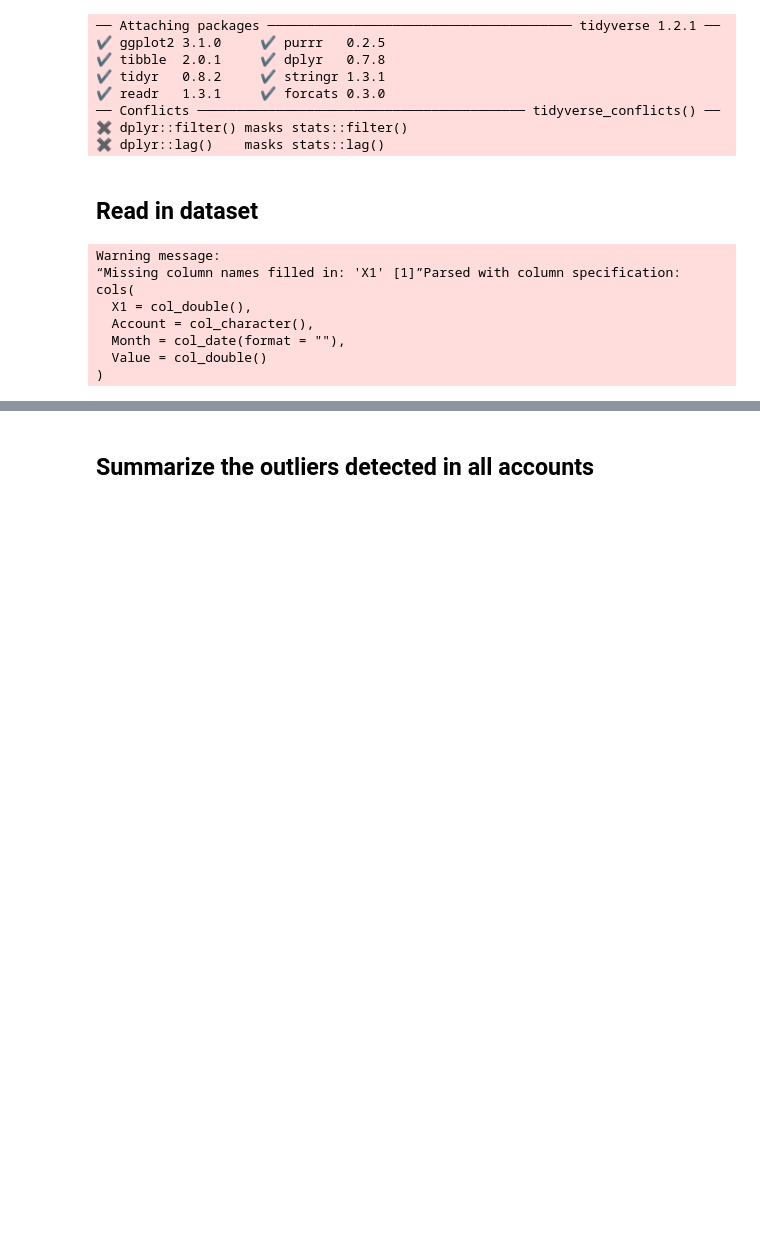
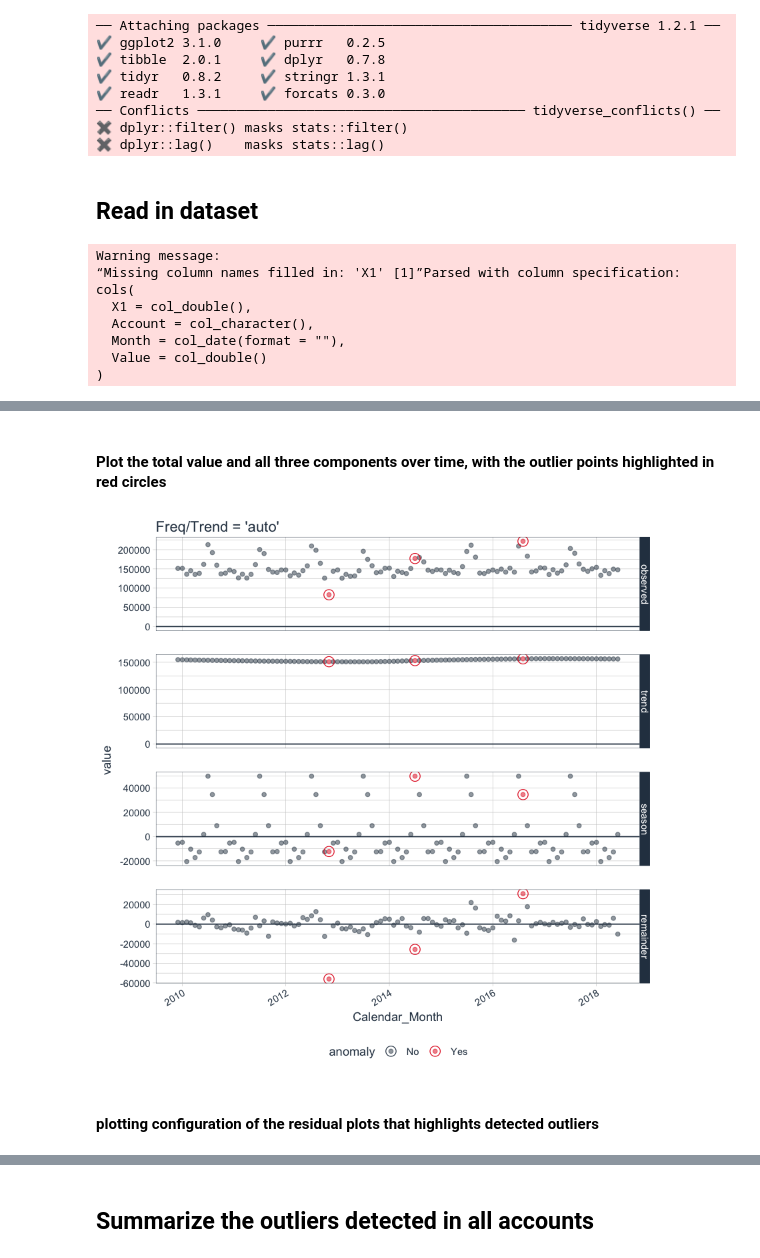
Before and after one commit to jasonfeiwang/Anomaly-Detectors, a Jupyter notebook: src/Decomposition_Demo.ipynb, the cells around one changed output, grey strips where cells are left out. Cells and saved outputs as stored; diff of their text form; code cells hidden in the pictures; blank space fills up the shorter version.

```diff
--- a/src/Decomposition_Demo.ipynb
+++ b/src/Decomposition_Demo.ipynb
@@ -47,0 +54,2 @@ tb_all <- mutate(tb_all, Value = ifelse(is.na(Value), 0, Value))
+# %%
+i = match('165.0 - BLD 03_90327795', accounts$Account)
@@ -47,0 +58,8 @@ tb_all <- mutate(tb_all, Value = ifelse(is.na(Value), 0, Value))
+# %%
+ts = select(filter(tb_all, Account == accounts$Account[[i]]), 'Month', 'Value')
+
+# apply STL decomposition
+ts_anomalized <- ts %>%
+    time_decompose(Value, method = 'stl', merge = TRUE)
+#     anomalize(remainder, method = 'iqr') %>%
+#     time_recompose()
@@ -47,0 +71,11 @@ tb_all <- mutate(tb_all, Value = ifelse(is.na(Value), 0, Value))
+# %%
+ts_anomalized$Account = accounts$Account[[i]]
+ts_anomalized$Missing_Value = ts_anomalized$Value == 0
+
+ts_anomalized <- rename(ts_anomalized, Calendar_Month = Month)
+ts_anomalized <- ts_anomalized[, c('Account', 'Calendar_Month', 'Missing_Value', 'observed', 'trend', 'season', 'remainder')]
+# %%
+# Calculate residuals
+iqr_3X <- ts_anomalized %>%
+        anomalize(remainder, method = 'iqr', alpha = 0.05) %>%
+        time_recompose()
@@ -47,0 +85,12 @@ tb_all <- mutate(tb_all, Value = ifelse(is.na(Value), 0, Value))
+# %% [markdown]
+#### Plot the total value and all three components over time, with the outlier points highlighted in red circles
+# %%
+p1 <- iqr_3X %>%
+    plot_anomaly_decomposition(alpha_dot = 0.5) +
+    ggtitle("Freq/Trend = 'auto'")
+
+p1
+# %% [output]
+[figure, added]
+# %% [markdown]
+#### plotting configuration of the residual plots that highlights detected outliers
```
Also changed, not shown: parts of 47 cells of this notebook, 2 other files.
